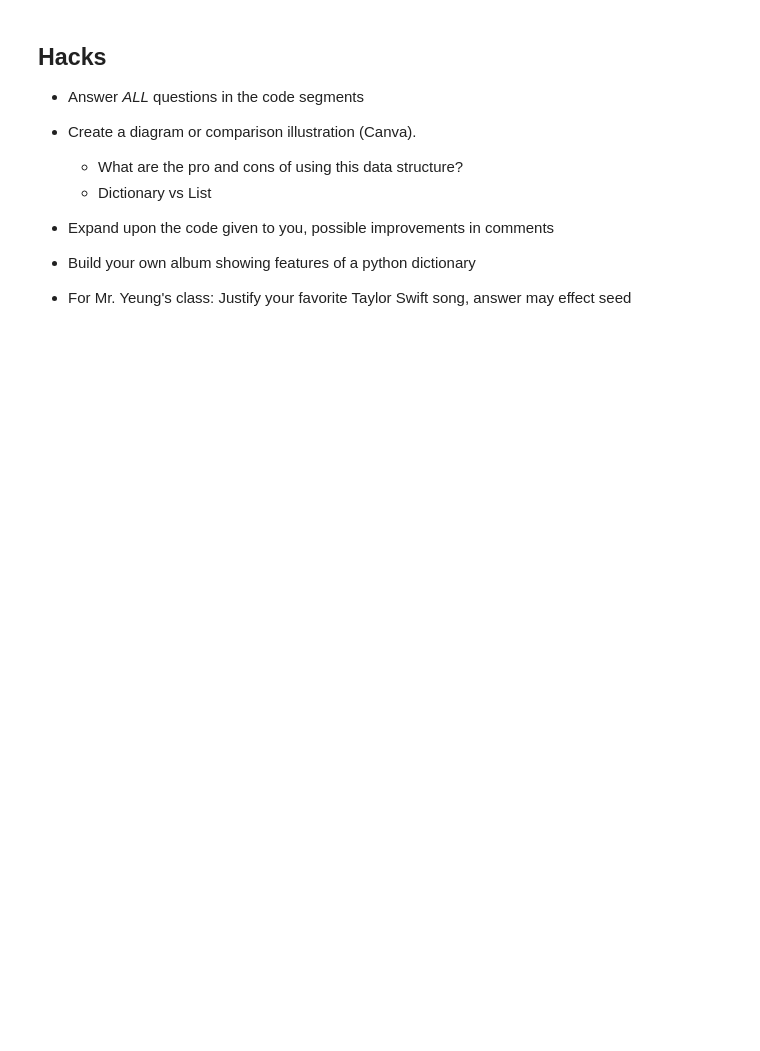
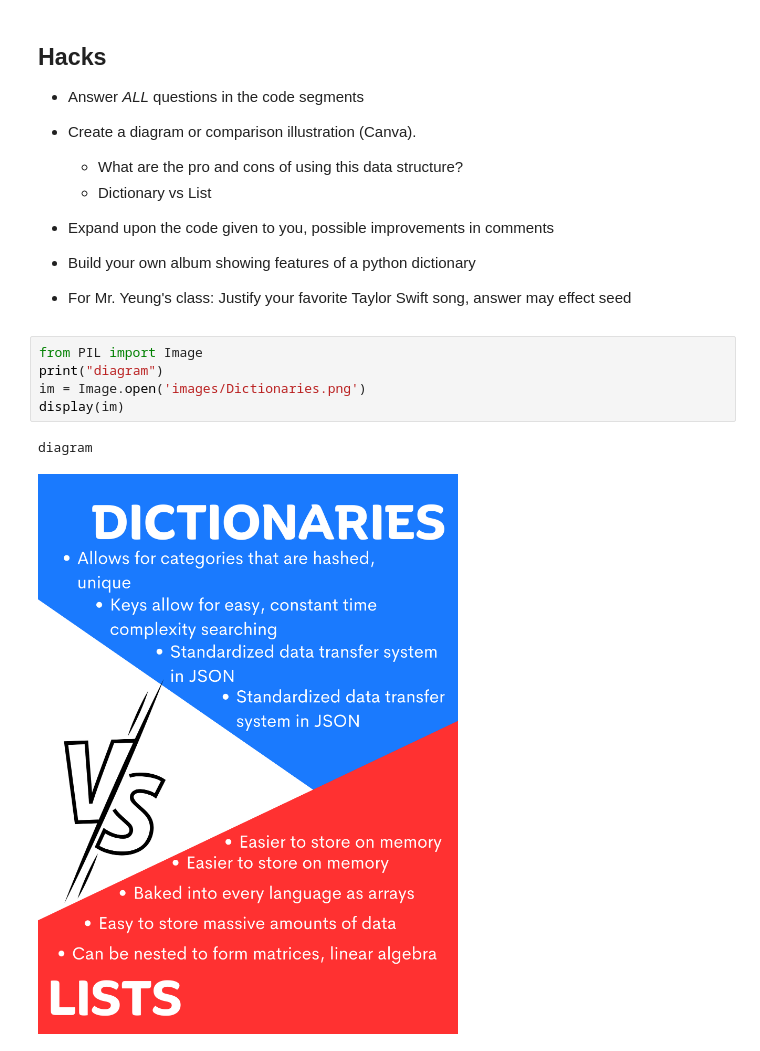
Before and after one commit to nVarap/blog, a Jupyter notebook: _notebooks/2023-03-29-DS-hashmaps.ipynb, the cells around one changed output. Drawn from its saved outputs; the diff is of its cells as text; blank space fills up the shorter version.

```diff
--- a/_notebooks/2023-03-29-DS-hashmaps.ipynb
+++ b/_notebooks/2023-03-29-DS-hashmaps.ipynb
@@ -142,3 +233,11 @@ search()
 - Build your own album showing features of a python dictionary
 
 - For Mr. Yeung's class: Justify your favorite Taylor Swift song, answer may effect seed
+# %%
+from PIL import Image
+print("diagram")
+im = Image.open('images/Dictionaries.png')
+display(im)
+# %% [output]
+diagram
+[figure, added]
```
Also changed, not shown: parts of 13 cells of this notebook, 1 other file.
